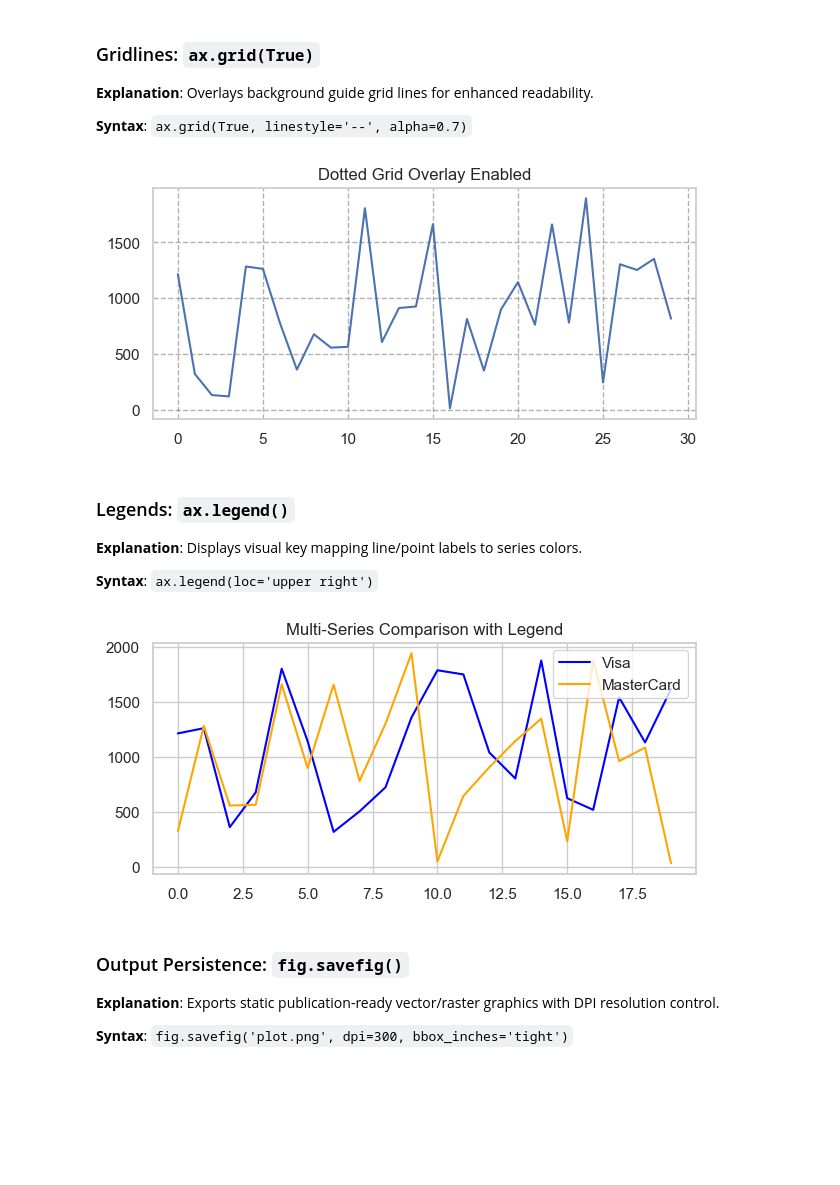
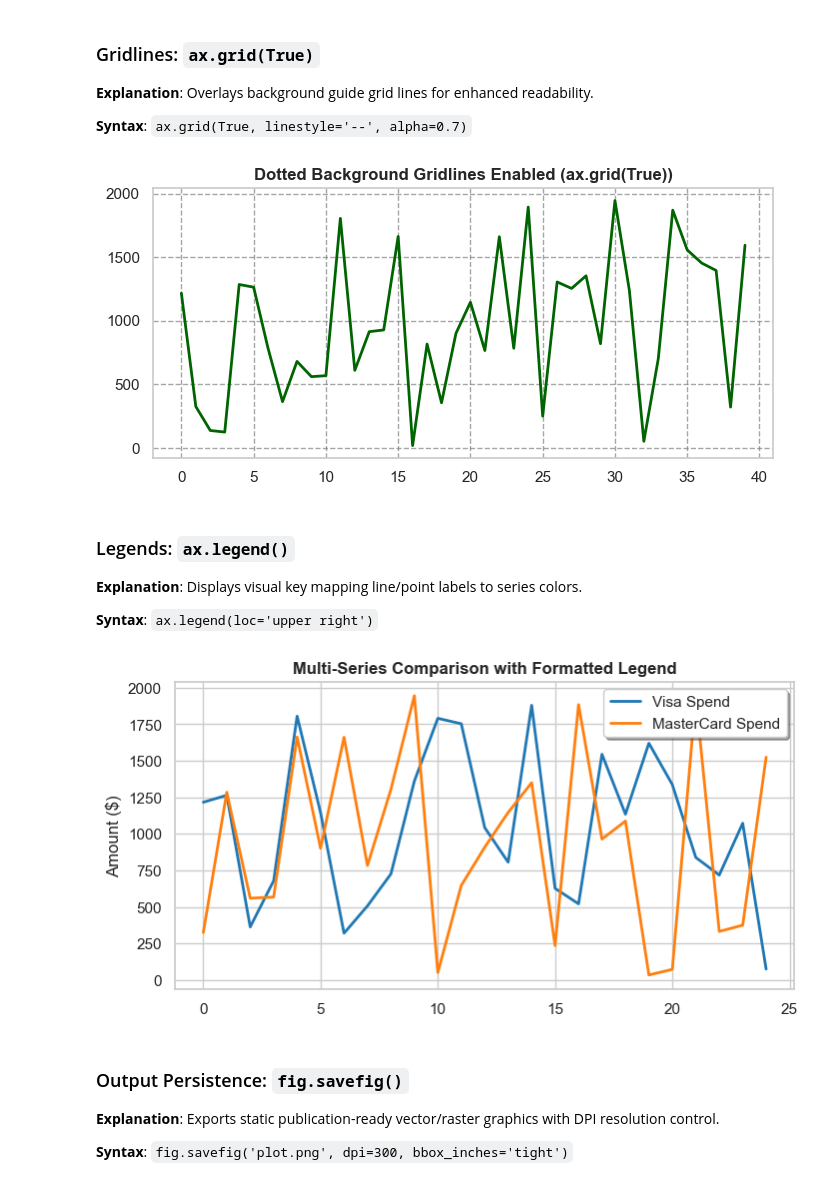
Before and after one commit to iankurbhatt/investigate-pandas, a Jupyter notebook: investigate_data_visualization/matplotlib_foundations_architecture.ipynb, the cells around one changed output. Cells and saved outputs as stored; diff of their text form; code cells hidden in the pictures; blank space fills up the shorter version.

```diff
--- a/investigate_data_visualization/matplotlib_foundations_architecture.ipynb
+++ b/investigate_data_visualization/matplotlib_foundations_architecture.ipynb
@@ -190,27 +200,28 @@ plt.show()
 
 **Syntax**: `ax.grid(True, linestyle='--', alpha=0.7)`
 # %%
-fig, ax = plt.subplots(figsize=(7, 3))
-ax.plot(df['transaction_amount'].head(30))
-ax.grid(True, linestyle='--', alpha=0.6, color='gray')
-ax.set_title('Dotted Grid Overlay Enabled')
+fig, ax = plt.subplots(figsize=(8, 3.5))
+ax.plot(df['transaction_amount'].head(40), color='darkgreen', lw=2)
+ax.grid(True, linestyle='--', alpha=0.7, color='gray')
+ax.set_title('Dotted Background Gridlines Enabled (ax.grid(True))', fontsize=12, fontweight='bold')
 plt.show()
 # %% [output]
-[figure, old version]
+[figure, new version]
 # %% [markdown]
 ### Legends: `ax.legend()`
 **Explanation**: Displays visual key mapping line/point labels to series colors.
 
 **Syntax**: `ax.legend(loc='upper right')`
 # %%
-fig, ax = plt.subplots(figsize=(7, 3))
-ax.plot(df[df['card_type']=='Visa']['transaction_amount'].head(20).values, label='Visa', color='blue')
-ax.plot(df[df['card_type']=='MasterCard']['transaction_amount'].head(20).values, label='MasterCard', color='orange')
-ax.legend(loc='upper right', frameon=True)
-ax.set_title('Multi-Series Comparison with Legend')
+fig, ax = plt.subplots(figsize=(8, 4))
+ax.plot(df[df['card_type']=='Visa']['transaction_amount'].head(25).values, label='Visa Spend', color='#1f77b4', lw=2)
+ax.plot(df[df['card_type']=='MasterCard']['transaction_amount'].head(25).values, label='MasterCard Spend', color='#ff7f0e', lw=2)
+ax.legend(loc='upper right', frameon=True, shadow=True)
+ax.set_title('Multi-Series Comparison with Formatted Legend', fontsize=12, fontweight='bold')
+ax.set_ylabel('Amount ($)')
 plt.show()
 # %% [output]
-[figure, old version]
+[figure, new version]
 # %% [markdown]
 ### Output Persistence: `fig.savefig()`
 **Explanation**: Exports static publication-ready vector/raster graphics with DPI resolution control.
```
Also changed, not shown: parts of 15 cells of this notebook, 4 other files.
